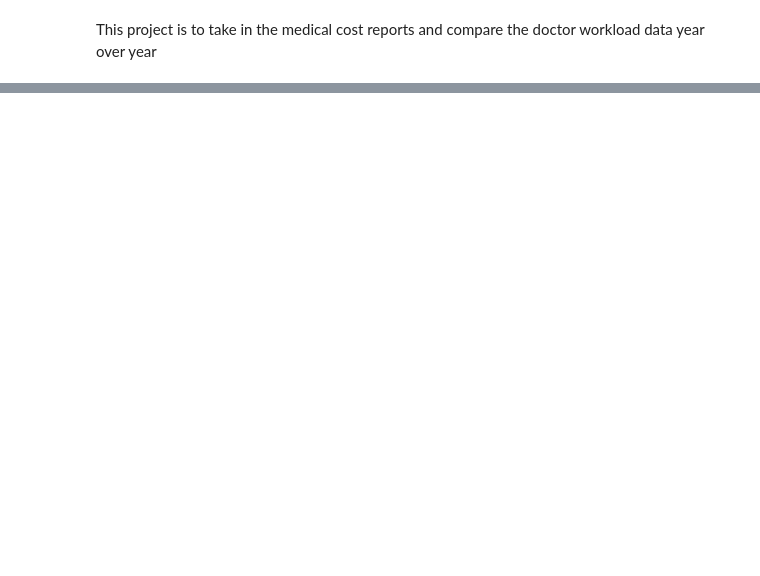
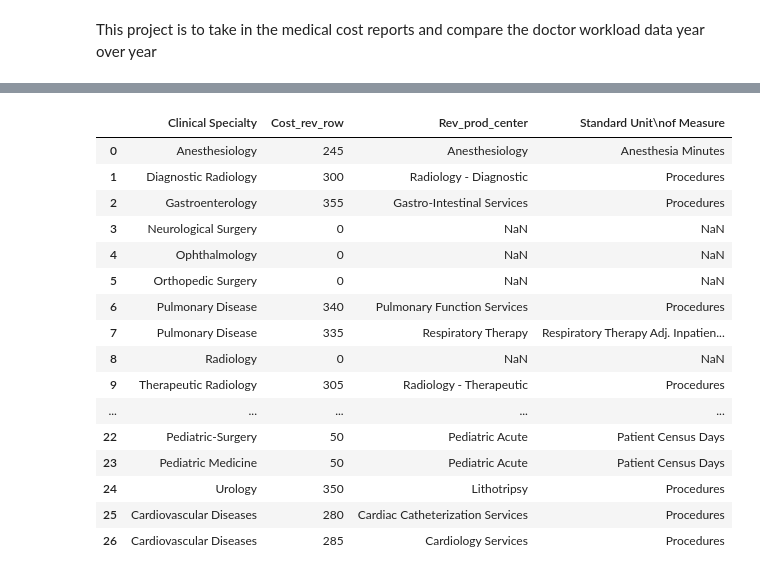
Before and after one commit to tougheye/Data_processing, a Jupyter notebook: Doctor_workload_analysis.ipynb, the cells around one changed output, grey strips where cells are left out. Saved outputs shown, nothing was run; the diff lists cells and outputs as text; code cells hidden in the pictures; blank space fills up the shorter version.

```diff
--- a/Doctor_workload_analysis.ipynb
+++ b/Doctor_workload_analysis.ipynb
@@ -81,0 +137,24 @@ doc_headcount_df
+# %%
+category_details = pd.read_excel("/content/Cost_rept_comp_categories.xlsx")
+# %%
+category_details['Cost_rev_row'] = category_details['Cost_rev_row'].fillna(0).astype(int)
+# %%
+category_details
+# %% [output]
+|  | Clinical Specialty | Cost_rev_row | Rev_prod_center | Standard Unit\nof Measure |
+| 0 | Anesthesiology | 245 | Anesthesiology | Anesthesia Minutes |
+| 1 | Diagnostic Radiology | 300 | Radiology - Diagnostic | Procedures |
+| 2 | Gastroenterology | 355 | Gastro-Intestinal Services | Procedures |
+| 3 | Neurological Surgery | 0 | NaN | NaN |
+| 4 | Ophthalmology | 0 | NaN | NaN |
+| 5 | Orthopedic Surgery | 0 | NaN | NaN |
+| 6 | Pulmonary Disease | 340 | Pulmonary Function Services | Procedures |
+| 7 | Pulmonary Disease | 335 | Respiratory Therapy | Respiratory Therapy Adj. Inpatien... |
+| 8 | Radiology | 0 | NaN | NaN |
+| 9 | Therapeutic Radiology | 305 | Radiology - Therapeutic | Procedures |
+| ... | ... | ... | ... | ... |
+| 22 | Pediatric-Surgery | 50 | Pediatric Acute | Patient Census Days |
+| 23 | Pediatric Medicine | 50 | Pediatric Acute | Patient Census Days |
+| 24 | Urology | 350 | Lithotripsy | Procedures |
+| 25 | Cardiovascular Diseases | 280 | Cardiac Catheterization Services | Procedures |
+| 26 | Cardiovascular Diseases | 285 | Cardiology Services | Procedures |
```
Also changed, not shown: parts of 8 cells of this notebook.
